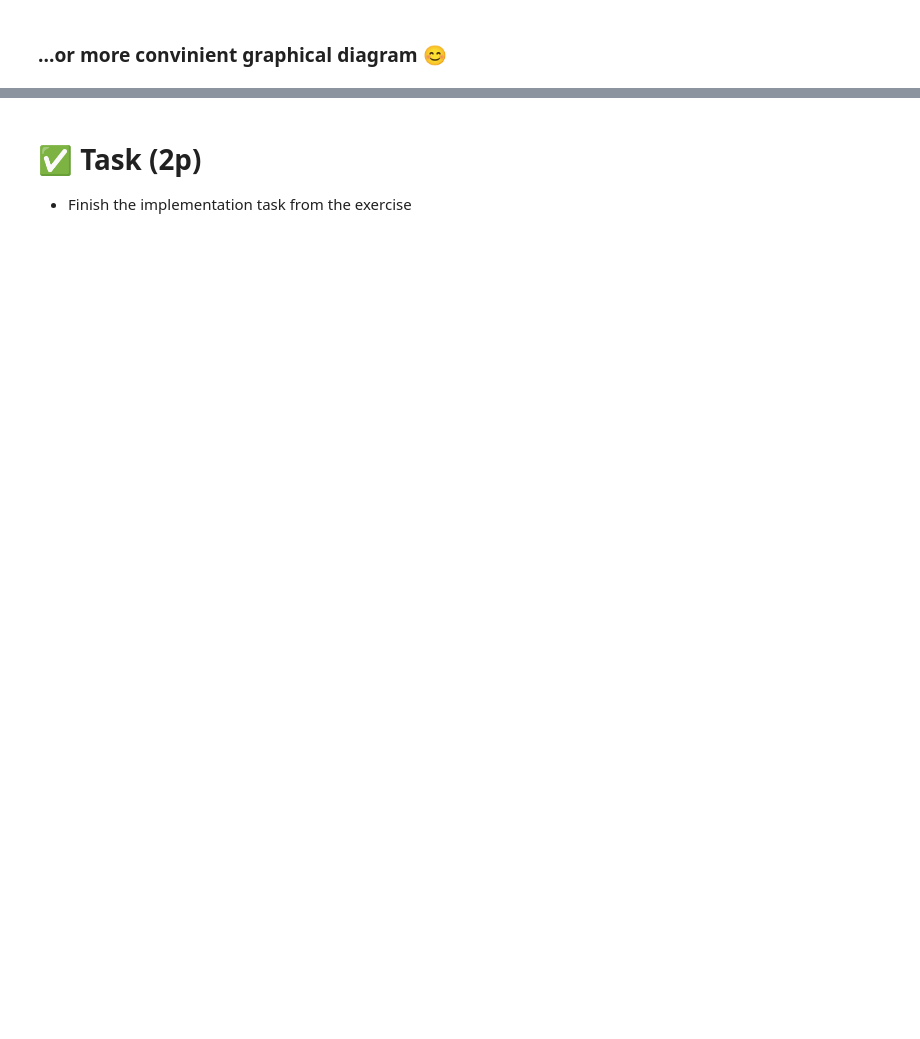
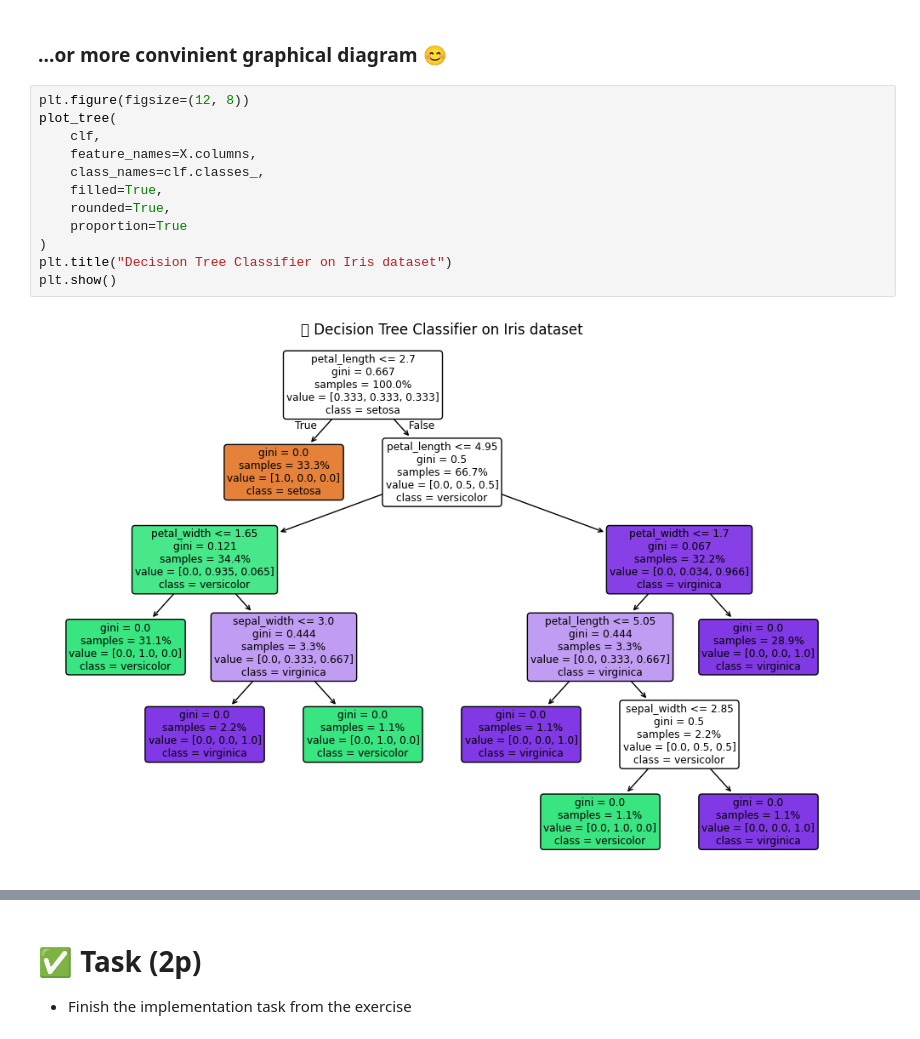
Before and after one commit to maropartz23/AMSE, a Jupyter notebook: iml_07.ipynb, the cells around one changed output, grey strips where cells are left out. Cells and saved outputs as stored; diff of their text form; blank space fills up the shorter version.

```diff
--- a/iml_07.ipynb
+++ b/iml_07.ipynb
@@ -351,2 +492,16 @@ X.shape, y.shape
 # %% [markdown]
 ### ...or more convinient graphical diagram 😊
+# %%
+plt.figure(figsize=(12, 8))
+plot_tree(
+    clf,
+    feature_names=X.columns,
+    class_names=clf.classes_,
+    filled=True,
+    rounded=True,
+    proportion=True
+)
+plt.title("Decision Tree Classifier on Iris dataset")
+plt.show()
+# %% [output]
+[figure, added]
```
Also changed, not shown: parts of 18 cells of this notebook.
